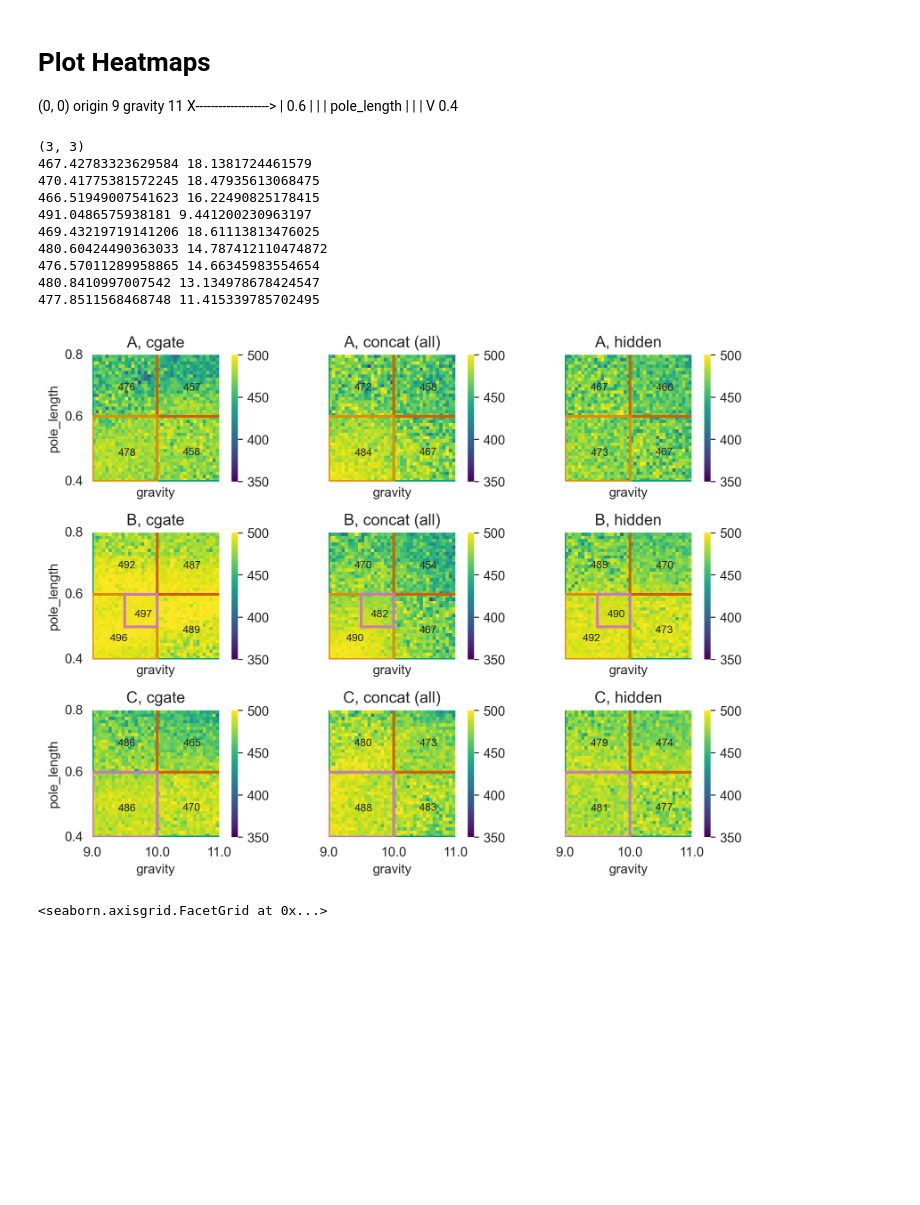
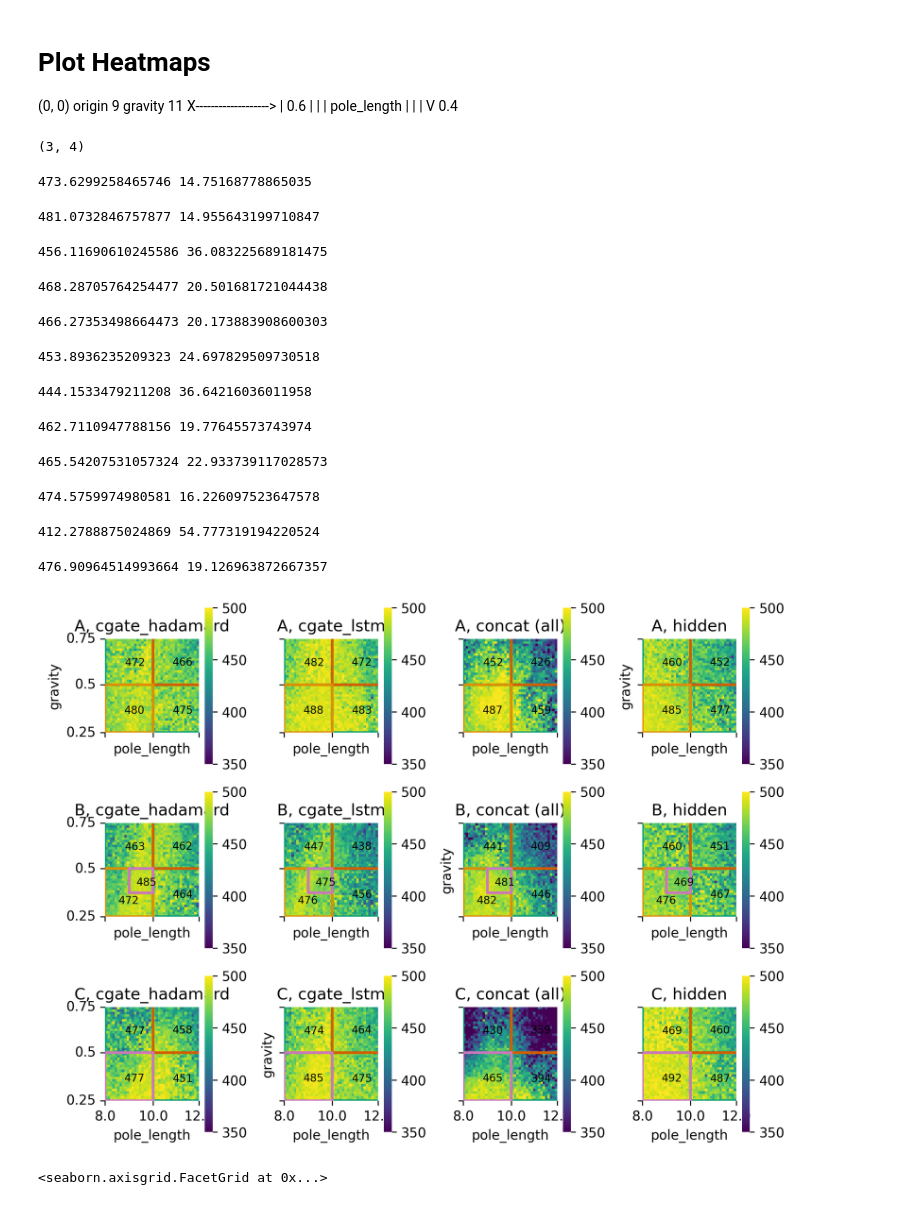
Before and after one commit to automl/CARL, a Jupyter notebook: experiments/evaluation/eval_kirk.ipynb, the cells around one changed output. Saved outputs shown, nothing was run; the diff lists cells and outputs as text; code cells hidden in the pictures; blank space fills up the shorter version.

```diff
--- a/experiments/evaluation/eval_kirk.ipynb
+++ b/experiments/evaluation/eval_kirk.ipynb
@@ -13,6 +13,10 @@ folder_eval = (
     "/home/benjamin/Dokumente/code/tmp/tntcomp/CARL/multirun/2022-07-06/17-21-44"
 )
 folder_eval = "/home/benjamin/Dokumente/code/tmp/CARL/multirun/2022-07-07/07-57-17/"
+
+
+folder_train = "/home/benjamin/Dokumente/code/tmp/tntcomp/CARL/exp_sweep/2022-10-27/17-41-56_benchmark_train"
+folder_eval = "/home/benjamin/Dokumente/code/tmp/tntcomp/CARL/multirun/2022-10-28/08-35-10"
 # %%
 from rich import print as printr
 from rich.progress import track
@@ -46,7 +50,7 @@ paths = find_multirun_paths(result_dir=folder_eval)
 
 if reload_rpc:
     rpc_list = []
-    for i, p in tqdm(enumerate(paths)):
+    for i, p in tqdm(enumerate(paths), total=len(paths)):
         p = Path(p)
         fn_cfg = p / fn_config
         fn_wbsum = p / fn_wbsummary
@@ -190,9 +194,9 @@ for i, mode in enumerate(modes):
     ax.set_ylim(*ylim)
 
     # Add axis descriptions
-    ax.set_ylabel(cf0.name)
+    ax.set_ylabel(cf1.name)
     if i == len(modes) - 1:
-        ax.set_xlabel(cf1.name)
+        ax.set_xlabel(cf0.name)
     ax.set_title(mode)
     yticks = [cf1.lower, cf1.mid, cf1.upper]
     ax.set_yticks(yticks)
@@ -225,6 +229,9 @@ from hydra.utils import instantiate
 from experiments.evaluation_protocol.plot_evaluate_on_protocol import get_ep_mplpatches
 
 traincfg = recover_traincfg_from_wandb(Path(folder_eval) / "0" / fn_wbconfig)
+context_features = [
+    instantiate(config=cf) for cf in traincfg.kirk_evaluation_protocol.context_features
+]
 
 plt.rcParams["axes.grid"] = False
 
@@ -234,10 +241,11 @@ annot_with_std = False
 
 df = df_rpc
 n_bins = 40
-discretizer = {
-    "pole_length": (0.4, 0.8, n_bins),  # rows of heatmap
-    "gravity": (9, 11, n_bins),  # cols of heatmap
-}
+discretizer = {v.name: (v.lower, v.upper, n_bins) for v in context_features}
+# discretizer = {
+#     "pole_length": (0.4, 0.8, n_bins),  # rows of heatmap
+#     "gravity": (9, 11, n_bins),  # cols of heatmap
+# }
 filter_distribution_types = [
     "train",
     # "test_interpolation",
@@ -248,9 +256,6 @@ filter_distribution_types = [
 for fil in filter_distribution_types:
     df = df[df["distribution_type"] != fil]
 
-context_features = [
-    instantiate(config=cf) for cf in traincfg.kirk_evaluation_protocol.context_features
-]
 context_features_bins = []
 for cf in context_features:
     cf = copy(cf)
@@ -368,44 +373,47 @@ for i, (group_id, group_df) in enumerate(groups):
                 df = subgroup_df[subgroup_df[xid] < mid]
                 text = annotate(df)
                 text = annotate(subgroup_df[subgroup_df[xid] > mid])
             else:
                 text = annotate(subgroup_df)
 
     # Add ylabel to first column
     if i % axes.shape[0] == 0:
         ax.set_ylabel(list(discretizer.keys())[0])
 
     # Add xlabel to last row
     if i >= np.prod(axes.shape) - axes.shape[1] or always_add_xlabel:
         ax.set_xlabel(list(discretizer.keys())[1])
 
     # # Remove colorbars except for last column
     # if (i + 1) % axes.shape[0] == 0:
     #     from rich import inspect
     #     inspect(ax)
 
     # ax.axis("off")
     for patch in patches:
         ax.add_patch(patch)
     ax.set_title(", ".join(group_id))
 
 fig.set_tight_layout(True)
 fig_fn = Path("./data/kirk_heatmaps.png")
 fig_fn.parent.mkdir(exist_ok=True, parents=True)
 fig.savefig(fig_fn, bbox_inches="tight")
 plt.show()
 # %% [output]
-(3, 3)
-467.42783323629584 18.1381724461579
-470.41775381572245 18.47935613068475
-466.51949007541623 16.22490825178415
-491.0486575938181 9.441200230963197
-469.43219719141206 18.61113813476025
-480.60424490363033 14.787412110474872
-476.57011289958865 14.66345983554654
-480.8410997007542 13.134978678424547
-477.8511568468748 11.415339785702495
+(3, 4)
+473.6299258465746 14.75168778865035
+481.0732846757877 14.955643199710847
+456.11690610245586 36.083225689181475
+468.28705764254477 20.501681721044438
+466.27353498664473 20.173883908600303
+453.8936235209323 24.697829509730518
+444.1533479211208 36.64216036011958
+462.7110947788156 19.77645573743974
+465.54207531057324 22.933739117028573
+474.5759974980581 16.226097523647578
+412.2788875024869 54.777319194220524
+476.90964514993664 19.126963872667357
-[figure, old version]
+[figure, new version]
 # %%
 # need defs from cell before
 # grid = sns.FacetGrid(df, col="mode", height=4)
```
Also changed, not shown: parts of 1 cell of this notebook, 2 other files.
